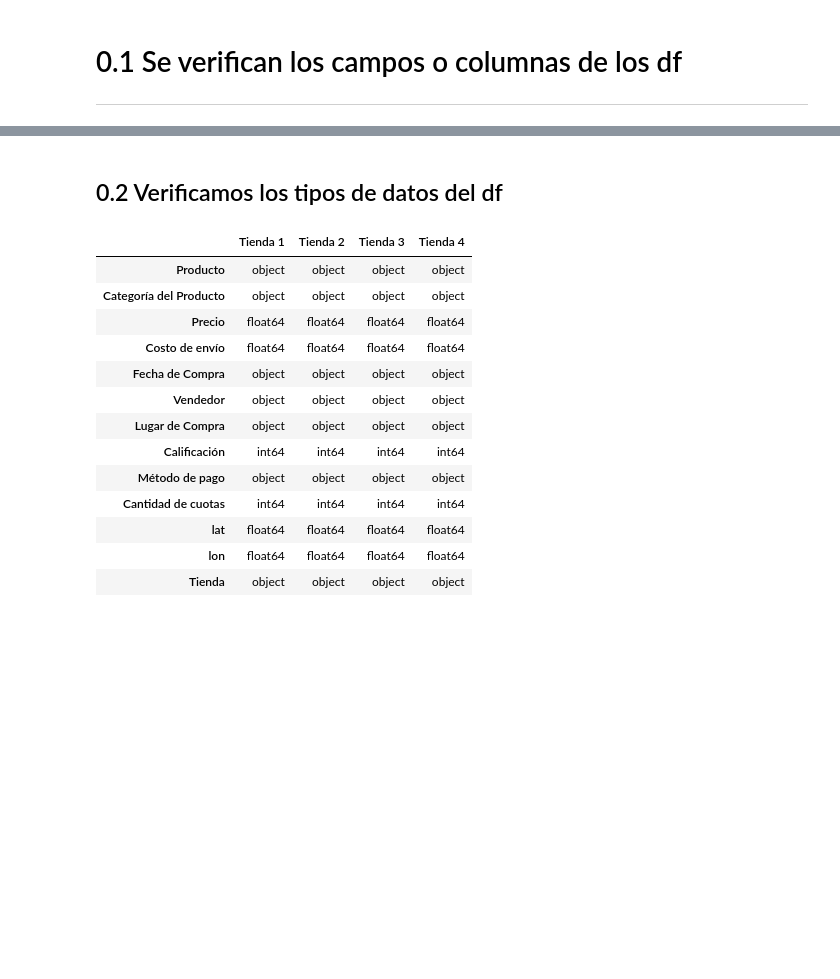
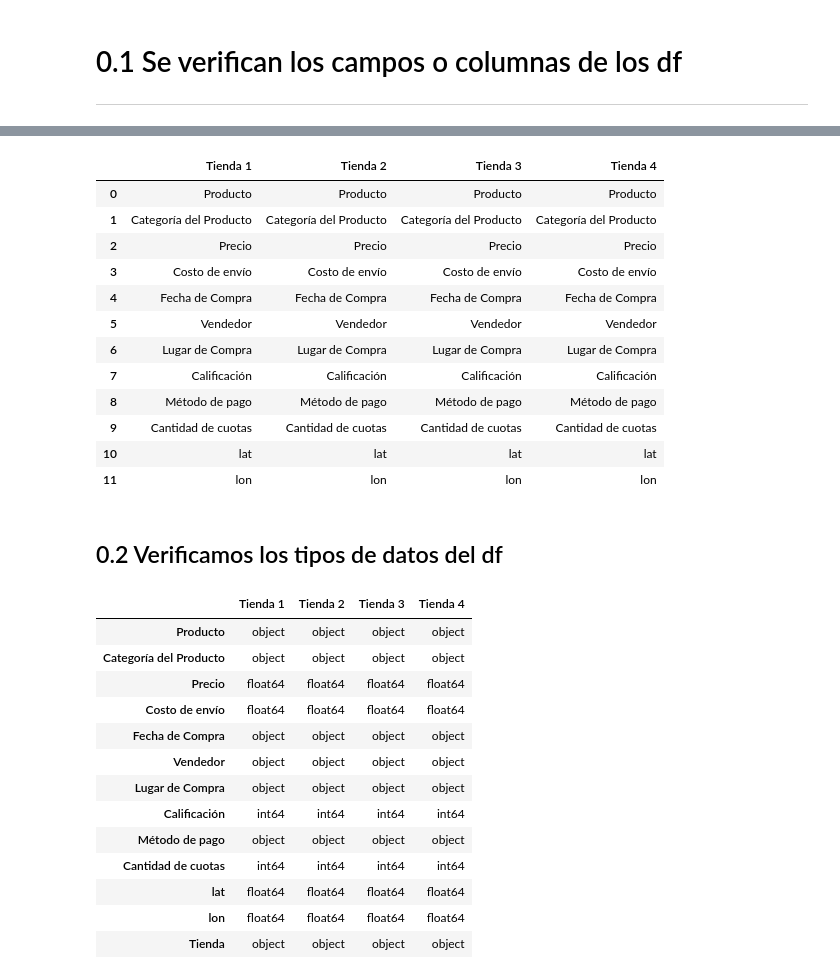
Before and after one commit to PaoloVerCoquimbo/Challenge_1_DataLover_Alura_Oracle_OneG9_08112025, a Jupyter notebook: AluraStoreLatam.ipynb, the cells around one changed output, grey strips where cells are left out. Drawn from its saved outputs; the diff is of its cells as text; code cells hidden in the pictures; blank space fills up the shorter version.

```diff
--- a/AluraStoreLatam.ipynb
+++ b/AluraStoreLatam.ipynb
@@ -177,3 +177,70 @@ columnas_df
+# %%
+# ---------------------------------------------------------------------
+# VERIFICACIÓN DE LOS CAMPOS (COLUMNAS) QUE TIENE CADA DATAFRAME
+# ---------------------------------------------------------------------
+
+# Creamos un diccionario llamado columnas_tiendas.
+# - La CLAVE es el nombre de la tienda (ejemplo: "Tienda 1").
+# - El VALOR es la lista de columnas del DataFrame correspondiente.
+#
+# .columns devuelve un índice de columnas.
+# .tolist() lo convierte en una lista normal de Python.
+columnas_tiendas = {
+    "Tienda 1": tienda1.columns.tolist(),
+    "Tienda 2": tienda2.columns.tolist(),
+    "Tienda 3": tienda3.columns.tolist(),
+    "Tienda 4": tienda4.columns.tolist()
+}
+
+# ---------------------------------------------------------------------
+# CONSTRUCCIÓN DEL DATAFRAME FINAL CON TODAS LAS COLUMNAS DE CADA TIENDA
+# ---------------------------------------------------------------------
+
+# Explicación del bucle:
+#
+# for k, v in columnas_tiendas.items():
+#     k = la clave (ejemplo: "Tienda 1")
+#     v = la lista de columnas de esa tienda
+#
+# pd.Series(v):
+#     Convierte la lista de columnas en una Serie de Pandas.
+#     Esto es necesario porque cada tienda puede tener
+#     distinta cantidad de columnas, y Pandas rellena lo faltante con NaN.
+#
+# dict([(k, pd.Series(v)), ...]):
+#     Crea un diccionario donde cada tienda es una columna del DataFrame final.
+#
+# pd.DataFrame(...):
+#     Convierte todo este diccionario en una tabla ordenada,
+#     donde cada columna pertenece a una tienda
+#     y cada fila representa un nombre de campo.
+columnas_df = pd.DataFrame(
+    dict([
+        (k, pd.Series(v))     # (clave = tienda, valor = columnas convertidas a Serie)
+        for k, v in columnas_tiendas.items()
+    ])
+)
+
+# ---------------------------------------------------------------------
+# MOSTRAR LA TABLA FINAL CON LAS COLUMNAS POR TIENDA
+# Cada columna representa una tienda.
+# Cada fila es un nombre de campo (columna de datos).
+# ---------------------------------------------------------------------
+columnas_df
+# %% [output]
+|  | Tienda 1 | Tienda 2 | Tienda 3 | Tienda 4 |
+| 0 | Producto | Producto | Producto | Producto |
+| 1 | Categoría del Producto | Categoría del Producto | Categoría del Producto | Categoría del Producto |
+| 2 | Precio | Precio | Precio | Precio |
+| 3 | Costo de envío | Costo de envío | Costo de envío | Costo de envío |
+| 4 | Fecha de Compra | Fecha de Compra | Fecha de Compra | Fecha de Compra |
+| 5 | Vendedor | Vendedor | Vendedor | Vendedor |
+| 6 | Lugar de Compra | Lugar de Compra | Lugar de Compra | Lugar de Compra |
+| 7 | Calificación | Calificación | Calificación | Calificación |
+| 8 | Método de pago | Método de pago | Método de pago | Método de pago |
+| 9 | Cantidad de cuotas | Cantidad de cuotas | Cantidad de cuotas | Cantidad de cuotas |
+| 10 | lat | lat | lat | lat |
+| 11 | lon | lon | lon | lon |
 # %% [markdown]
 ##  0.2  Verificamos los tipos de datos del df
 # %%
```
Also changed, not shown: parts of 2 cells of this notebook.
